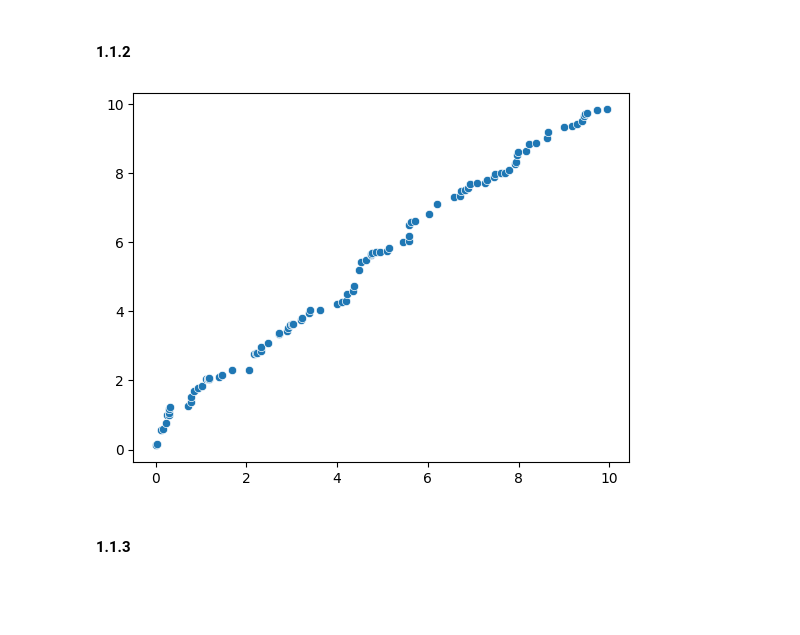
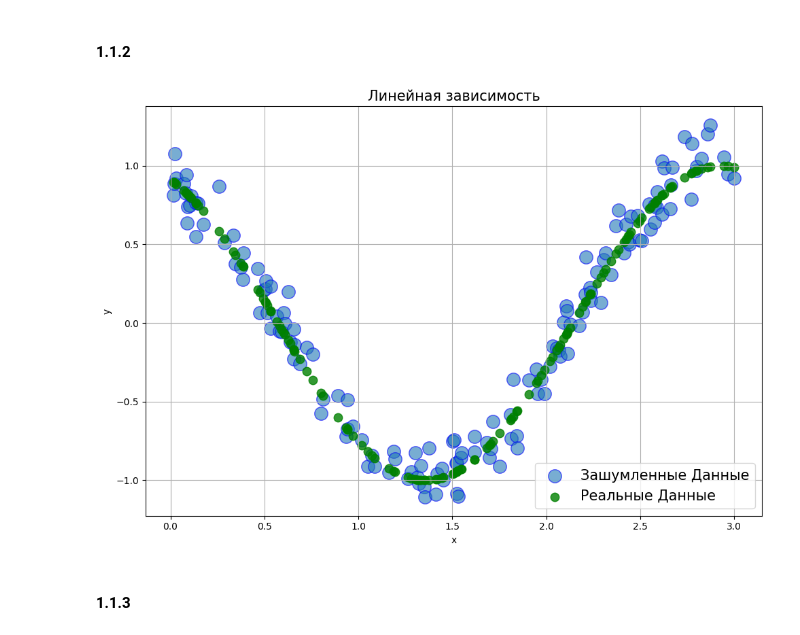
Before and after one commit to modernpacifist/engineering-of-machine-learning-urfu, a Jupyter notebook: math-basics-of-machine-learning/Notebooks/HW2_MBML.ipynb, the cells around one changed output. Cells and saved outputs as stored; diff of their text form; code cells hidden in the pictures; blank space fills up the shorter version.

```diff
--- a/math-basics-of-machine-learning/Notebooks/HW2_MBML.ipynb
+++ b/math-basics-of-machine-learning/Notebooks/HW2_MBML.ipynb
@@ -51,12 +71,18 @@ plt.show()
 # %% [markdown]
 #### 1.1.2
-# %%
-x = np.sort(np.random.uniform(0, 10, 100))
-y = np.sort(np.random.uniform(0, 10, 100))
-
-sns.scatterplot(x=x, y=y)
-plt.show()
-# %% [output]
-[figure, removed]
+# %%
+y, y_true_line, x = dataset(
+    a=2,
+    b=2,
+    f=np.sin,
+    N=150,
+    x_max=3,
+    noise_power=0.1,
+    seed=22
+)
+
+visualize_data(y, y_true_line, x, 'Линейная зависимость')
+# %% [output]
+[figure, added]
 # %% [markdown]
 #### 1.1.3
```
Also changed, not shown: parts of 15 cells of this notebook.
